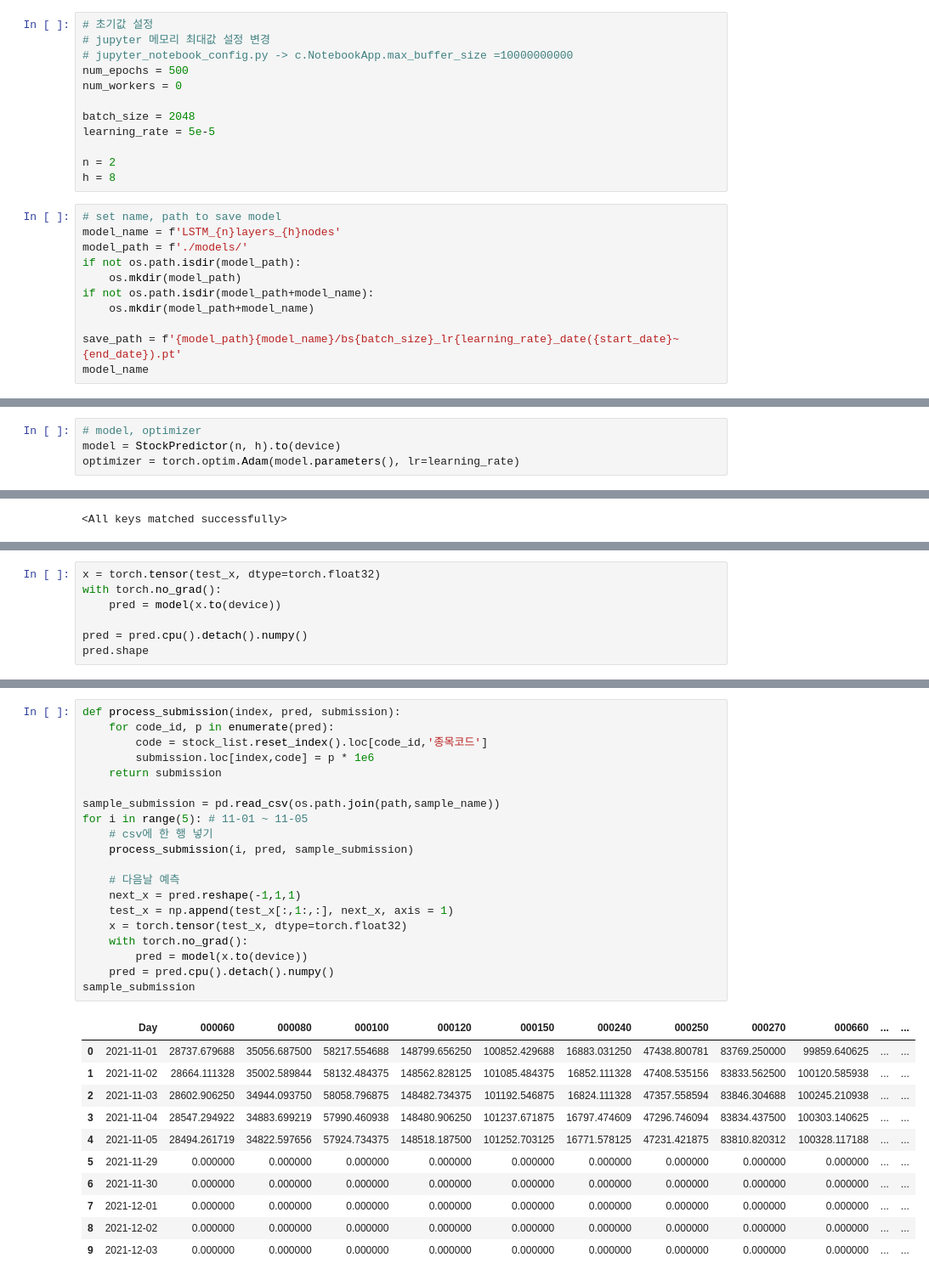
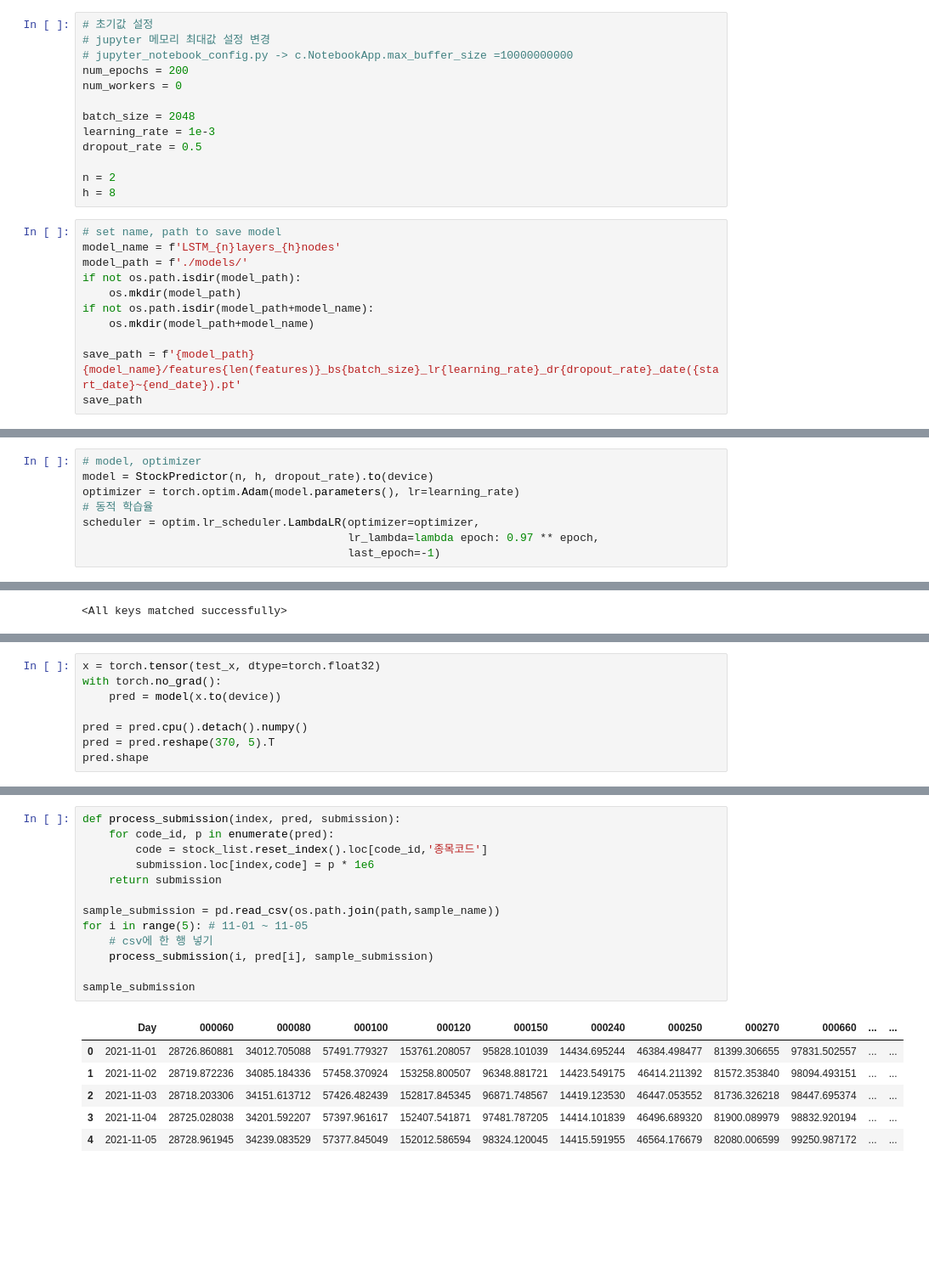
Before and after one commit to DeveloperRyou/stockPricePredict_AI, a Jupyter notebook: LSTM.ipynb, the cells around one changed output, grey strips where cells are left out. Shown at 85% size. Drawn from its saved outputs; the diff is of its cells as text; blank space fills up the shorter version.

```diff
--- a/LSTM.ipynb
+++ b/LSTM.ipynb
@@ -148,11 +153,12 @@ device(type='cuda', index=0)
 # 초기값 설정
 # jupyter 메모리 최대값 설정 변경
 # jupyter_notebook_config.py -> c.NotebookApp.max_buffer_size =10000000000
-num_epochs = 500
+num_epochs = 200
 num_workers = 0
 
 batch_size = 2048
-learning_rate = 5e-5
+learning_rate = 1e-3
+dropout_rate = 0.5
 
 n = 2
 h = 8
@@ -165,6 +171,6 @@ if not os.path.isdir(model_path):
 if not os.path.isdir(model_path+model_name):
     os.mkdir(model_path+model_name)
 
-save_path = f'{model_path}{model_name}/bs{batch_size}_lr{learning_rate}_date({start_date}~{end_date}).pt'
-model_name
+save_path = f'{model_path}{model_name}/features{len(features)}_bs{batch_size}_lr{learning_rate}_dr{dropout_rate}_date({start_date}~{end_date}).pt'
+save_path
 # %% [output]
@@ -172,7 +178,11 @@ model_name
 # %%
 # model, optimizer
-model = StockPredictor(n, h).to(device)
+model = StockPredictor(n, h, dropout_rate).to(device)
 optimizer = torch.optim.Adam(model.parameters(), lr=learning_rate)
+# 동적 학습율
+scheduler = optim.lr_scheduler.LambdaLR(optimizer=optimizer,
+                                        lr_lambda=lambda epoch: 0.97 ** epoch,
+                                        last_epoch=-1)
 # %%
 train_loader = torch.utils.data.DataLoader(trainset, batch_size=batch_size, num_workers=num_workers, shuffle=True)
 val_loader = torch.utils.data.DataLoader(valset, batch_size=batch_size, num_workers=num_workers, shuffle=False)
@@ -260,5 +289,6 @@ with torch.no_grad():
     pred = model(x.to(device))
 
 pred = pred.cpu().detach().numpy()
+pred = pred.reshape(370, 5).T
 pred.shape
 # %% [output]
@@ -266,32 +296,20 @@ pred.shape
 # %%
 def process_submission(index, pred, submission):
     for code_id, p in enumerate(pred):
         code = stock_list.reset_index().loc[code_id,'종목코드']
         submission.loc[index,code] = p * 1e6
     return submission
 
 sample_submission = pd.read_csv(os.path.join(path,sample_name))
 for i in range(5): # 11-01 ~ 11-05
     # csv에 한 행 넣기
-    process_submission(i, pred, sample_submission)
+    process_submission(i, pred[i], sample_submission)
 
-    # 다음날 예측
-    next_x = pred.reshape(-1,1,1)
-    test_x = np.append(test_x[:,1:,:], next_x, axis = 1)
-    x = torch.tensor(test_x, dtype=torch.float32)
-    with torch.no_grad():
-        pred = model(x.to(device))
-    pred = pred.cpu().detach().numpy()
 sample_submission
 # %% [output]
 |  | Day | 000060 | 000080 | 000100 | 000120 | 000150 | 000240 | 000250 | 000270 | 000660 | ... | ... |
-| 0 | 2021-11-01 | 28737.679688 | 35056.687500 | 58217.554688 | 148799.656250 | 100852.429688 | 16883.031250 | 47438.800781 | 83769.250000 | 99859.640625 | ... | ... |
-| 1 | 2021-11-02 | 28664.111328 | 35002.589844 | 58132.484375 | 148562.828125 | 101085.484375 | 16852.111328 | 47408.535156 | 83833.562500 | 100120.585938 | ... | ... |
-| 2 | 2021-11-03 | 28602.906250 | 34944.093750 | 58058.796875 | 148482.734375 | 101192.546875 | 16824.111328 | 47357.558594 | 83846.304688 | 100245.210938 | ... | ... |
-| 3 | 2021-11-04 | 28547.294922 | 34883.699219 | 57990.460938 | 148480.906250 | 101237.671875 | 16797.474609 | 47296.746094 | 83834.437500 | 100303.140625 | ... | ... |
-| 4 | 2021-11-05 | 28494.261719 | 34822.597656 | 57924.734375 | 148518.187500 | 101252.703125 | 16771.578125 | 47231.421875 | 83810.820312 | 100328.117188 | ... | ... |
-| 5 | 2021-11-29 | 0.000000 | 0.000000 | 0.000000 | 0.000000 | 0.000000 | 0.000000 | 0.000000 | 0.000000 | 0.000000 | ... | ... |
-| 6 | 2021-11-30 | 0.000000 | 0.000000 | 0.000000 | 0.000000 | 0.000000 | 0.000000 | 0.000000 | 0.000000 | 0.000000 | ... | ... |
-| 7 | 2021-12-01 | 0.000000 | 0.000000 | 0.000000 | 0.000000 | 0.000000 | 0.000000 | 0.000000 | 0.000000 | 0.000000 | ... | ... |
-| 8 | 2021-12-02 | 0.000000 | 0.000000 | 0.000000 | 0.000000 | 0.000000 | 0.000000 | 0.000000 | 0.000000 | 0.000000 | ... | ... |
-| 9 | 2021-12-03 | 0.000000 | 0.000000 | 0.000000 | 0.000000 | 0.000000 | 0.000000 | 0.000000 | 0.000000 | 0.000000 | ... | ... |
+| 0 | 2021-11-01 | 28726.860881 | 34012.705088 | 57491.779327 | 153761.208057 | 95828.101039 | 14434.695244 | 46384.498477 | 81399.306655 | 97831.502557 | ... | ... |
+| 1 | 2021-11-02 | 28719.872236 | 34085.184336 | 57458.370924 | 153258.800507 | 96348.881721 | 14423.549175 | 46414.211392 | 81572.353840 | 98094.493151 | ... | ... |
+| 2 | 2021-11-03 | 28718.203306 | 34151.613712 | 57426.482439 | 152817.845345 | 96871.748567 | 14419.123530 | 46447.053552 | 81736.326218 | 98447.695374 | ... | ... |
+| 3 | 2021-11-04 | 28725.028038 | 34201.592207 | 57397.961617 | 152407.541871 | 97481.787205 | 14414.101839 | 46496.689320 | 81900.089979 | 98832.920194 | ... | ... |
+| 4 | 2021-11-05 | 28728.961945 | 34239.083529 | 57377.845049 | 152012.586594 | 98324.120045 | 14415.591955 | 46564.176679 | 82080.006599 | 99250.987172 | ... | ... |
```
Also changed, not shown: parts of 13 cells of this notebook, 17 other files.
